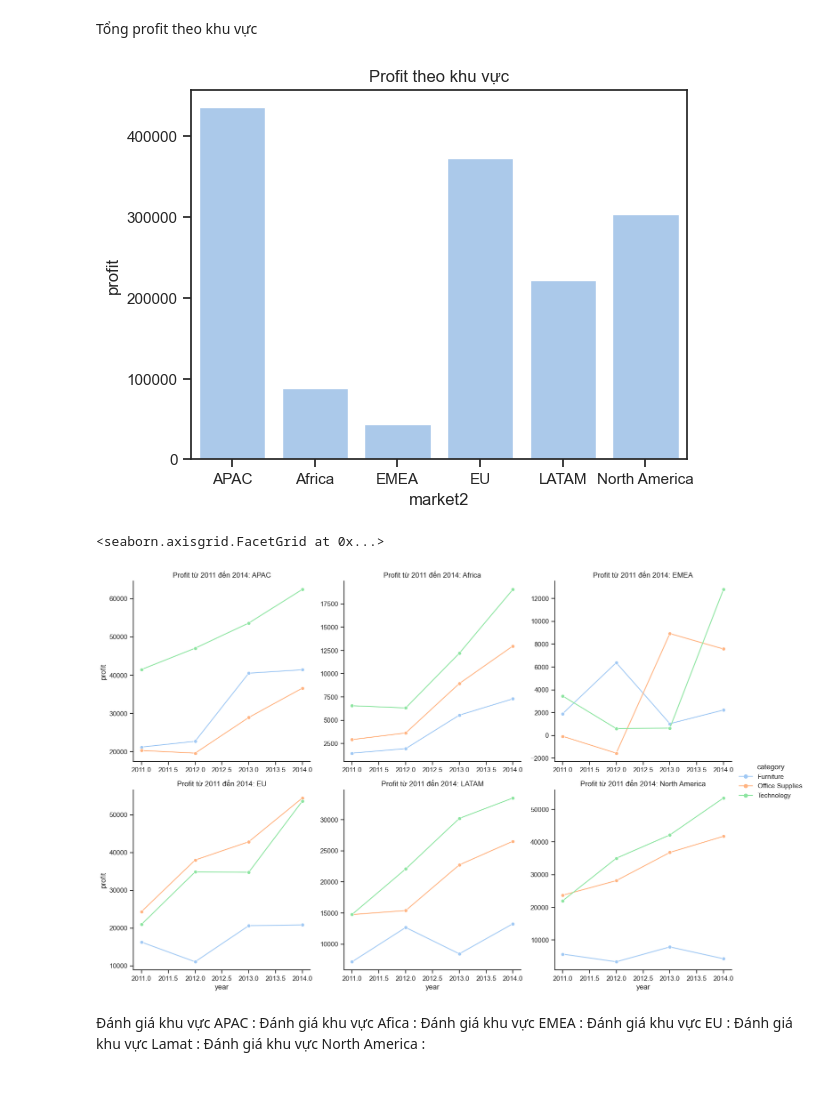
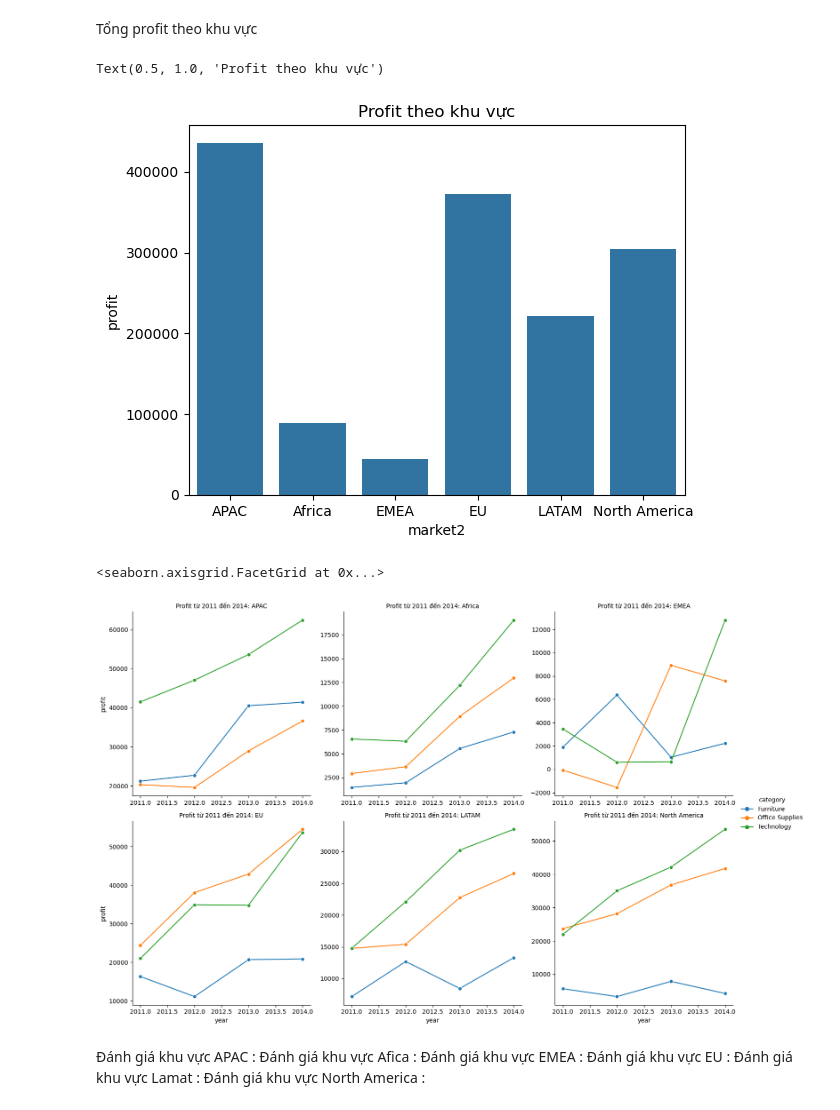
Before and after one commit to GiaDuc411/Report-With-Python, a Jupyter notebook: How to increase supermarket revenue.ipynb, the cells around one changed output. Drawn from its saved outputs; the diff is of its cells as text; code cells hidden in the pictures.

```diff
--- a/How to increase supermarket revenue.ipynb
+++ b/How to increase supermarket revenue.ipynb
@@ -121,14 +123,3 @@ dtype: object
 import seaborn as sns
 import matplotlib.pyplot as plt
 import numpy as np
-# %%
-#phân bổ của dữ liệu
-sns.set_theme(style="ticks", palette="pastel")
-#hàm tính toán
-
-#Draw a nested boxplot to show bills by day and time
-sns.boxplot(x="quantity",
-            y="market2",
-            hue=None,
-            data=df)
-sns.despine(offset=10, trim=True)
@@ -138,16 +127,16 @@ sns.despine(offset=10, trim=True)
 Tổng profit theo khu vực
 # %%
 #Hàm tính toán
-Total_profit=df.groupby('market2')['profit'].sum().reset_index()
+Total_profit=df.groupby(['market2'])['profit'].sum().reset_index()
 #vẽ biểu đồ
 sns.barplot(
     x="market2",
     y="profit",
     data=Total_profit)
 plt.title("Profit theo khu vực")
-plt.show()
 # %% [output]
+Text(0.5, 1.0, 'Profit theo khu vực')
-[figure, old version]
+[figure, new version]
 # %%
 #Hàm tính toán
 Total_profit_year=df.groupby(['market2','year','category'])['profit'].sum().reset_index()
@@ -161,12 +150,12 @@ Line_1=sns.relplot(
     col="market2", #tách biểu đồ theo market2
     col_wrap=3, # số biểu đồ 1 hàng
     facet_kws={'sharex': False, 'sharey': False}, # không chia sẻ layber
-    marker="o" #hiển thị điểm nút
+    marker="o", #hiển thị điểm nút
 )
 Line_1.set_titles("Profit từ 2011 đến 2014: {col_name}") #titles từng bảng theo col
 # %% [output]
 <seaborn.axisgrid.FacetGrid at 0x...>
-[figure, old version]
+[figure, new version]
 # %% [markdown]
 Đánh giá khu vực APAC :
 Đánh giá khu vực Afica :
```
Also changed, not shown: parts of 36 cells of this notebook.
